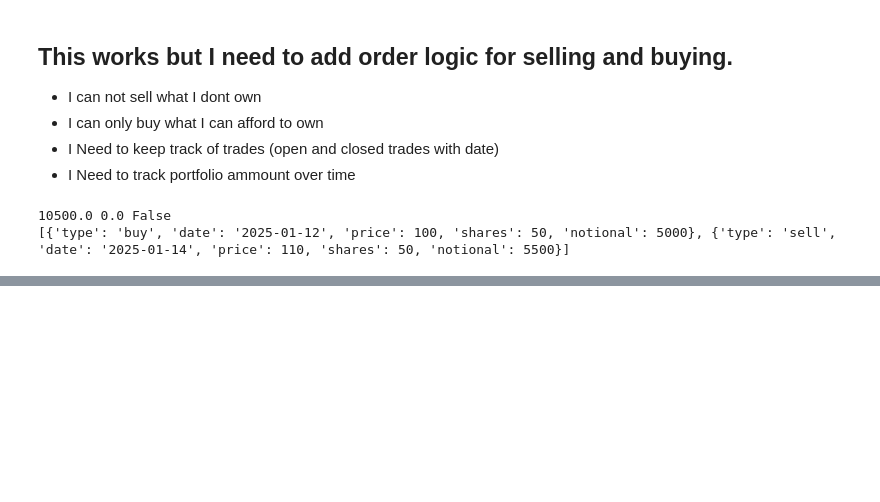
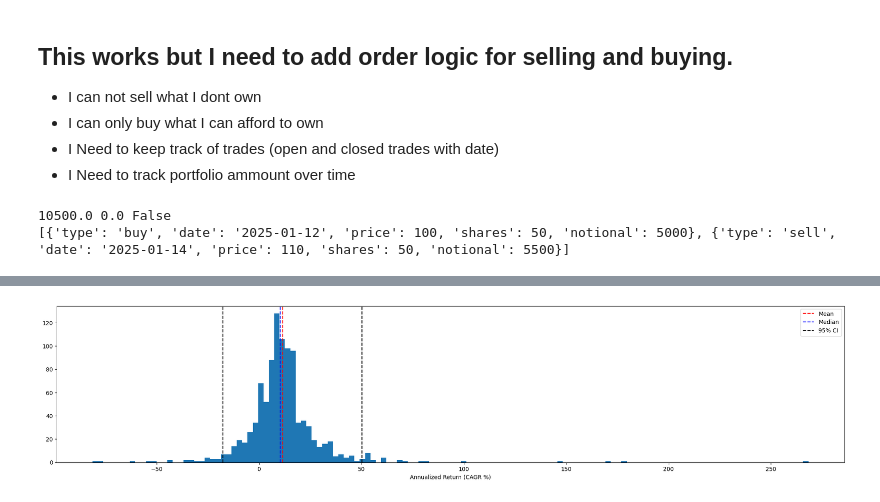
Before and after one commit to jhatch3/finance_ds_projects, a Jupyter notebook: crypto_stock_vol/data.ipynb, the cells around one changed output, grey strips where cells are left out. Cells and saved outputs as stored; diff of their text form; code cells hidden in the pictures; blank space fills up the shorter version.

```diff
--- a/crypto_stock_vol/data.ipynb
+++ b/crypto_stock_vol/data.ipynb
@@ -360,3 +355,87 @@ KeyboardInterrupt:
 #       - run 100_000 sims for each one on random ticker and random days
 #       - Store anualzied return in array for respective strategy
 #       - Run test calc p val
+# %%
+def calc_annualized_return(days: int, total_return: float) -> float:
+    if days == 0:
+        return 0
+    return (1 + total_return) ** (365 / days) - 1
+# %%
+ann_returns = []
+EPOCHS = 1000
+import time
+from tqdm import tqdm
+
+
+for i in tqdm(range(EPOCHS)):
+    starting_ammunt = 10_000
+    inv = Investor("SMA", cash=starting_ammunt)
+
+
+    cooldown_days = 1
+
+    rng = np.random.default_rng()
+    start = rng.integers(0, len(data.index))
+    end = rng.integers(start+1, len(data.index))
+
+    df = data.iloc[start:end].copy()
+
+    # Spread and sign
+    spread = df["SMA_OPEN_50"] - df["SMA_OPEN_255"]
+    sign = np.sign(spread)
+
+    # Cross happens when sign changes (ignore zeros by forward filling)
+    # Thanks CHAT for this holy
+    sign = sign.replace(0, np.nan).ffill()
+    cross = sign.ne(sign.shift(1))  # True on crossover dates
+    cross_dates = df.index[cross.fillna(False)]
+
+    last_plotted_date = None
+
+    for date in cross_dates:
+        if last_plotted_date is None or (date - last_plotted_date).days >= cooldown_days:
+            # Determine direction of cross:
+            # if spread goes from negative -> positive => golden cross (buy)
+            prev_spread = spread.loc[:date].iloc[-2] if spread.loc[:date].shape[0] >= 2 else -1
+            curr_spread = spread.loc[date]
+
+            if prev_spread < 0 and curr_spread > 0:
+                if  place_order(inv, "buy",  date, price=df.loc[date]["Open"][stock], shares= (inv.cash // df.loc[date]["Open"][stock] - 1)):
+                    plot_buy_sell(ax, "buy", date)
+                    last_plotted_date = date
+
+            elif prev_spread > 0 and curr_spread < 0:
+                if place_order(inv, "sell",  date, price=df.loc[date]["Open"][stock]):
+                    plot_buy_sell(ax, "sell", date)
+                    last_plotted_date = date
+
+    if inv.position_open:
+        place_order(inv, "sell",  df.index[-1], price=df.loc[df.index[-1]]["Open"][stock])
+        plot_buy_sell(ax, "sell", df.index[-1])
+
+
+    total_return = (inv.cash - starting_ammunt) / starting_ammunt
+
+    days = (df.index[-1] - df.index[0]).days
+    annualized_return = calc_annualized_return(days, total_return)
+
+    ann_returns.append(annualized_return)
+
+fig, ax = plt.subplots()
+
+SMA_ann_returns_pct = np.array(ann_returns) * 100
+
+ax.hist(SMA_ann_returns_pct, bins="auto")
+ax.axvline(np.mean(SMA_ann_returns_pct), color="r", linestyle="--", label="Mean")
+ax.axvline(np.median(SMA_ann_returns_pct), color="blue", linestyle="--", label="Median")
+ax.axvline(np.percentile(SMA_ann_returns_pct, 2.5), color="black", linestyle="--", label="95% CI")
+ax.axvline(np.percentile(SMA_ann_returns_pct, 97.5), color="black", linestyle="--")
+
+ax.set_xlabel("Annualized Return (CAGR %)")
+ax.legend()
+
+fig.set_size_inches([25,5])
+
+print(f"Mean: {np.mean(SMA_ann_returns_pct):.2f}%")
+print(f"STD: {np.std(SMA_ann_returns_pct):.2f}%")
+# %% [output]
@@ -362,0 +444 @@ KeyboardInterrupt:
+[figure, added]
```
Also changed, not shown: parts of 8 cells of this notebook.
